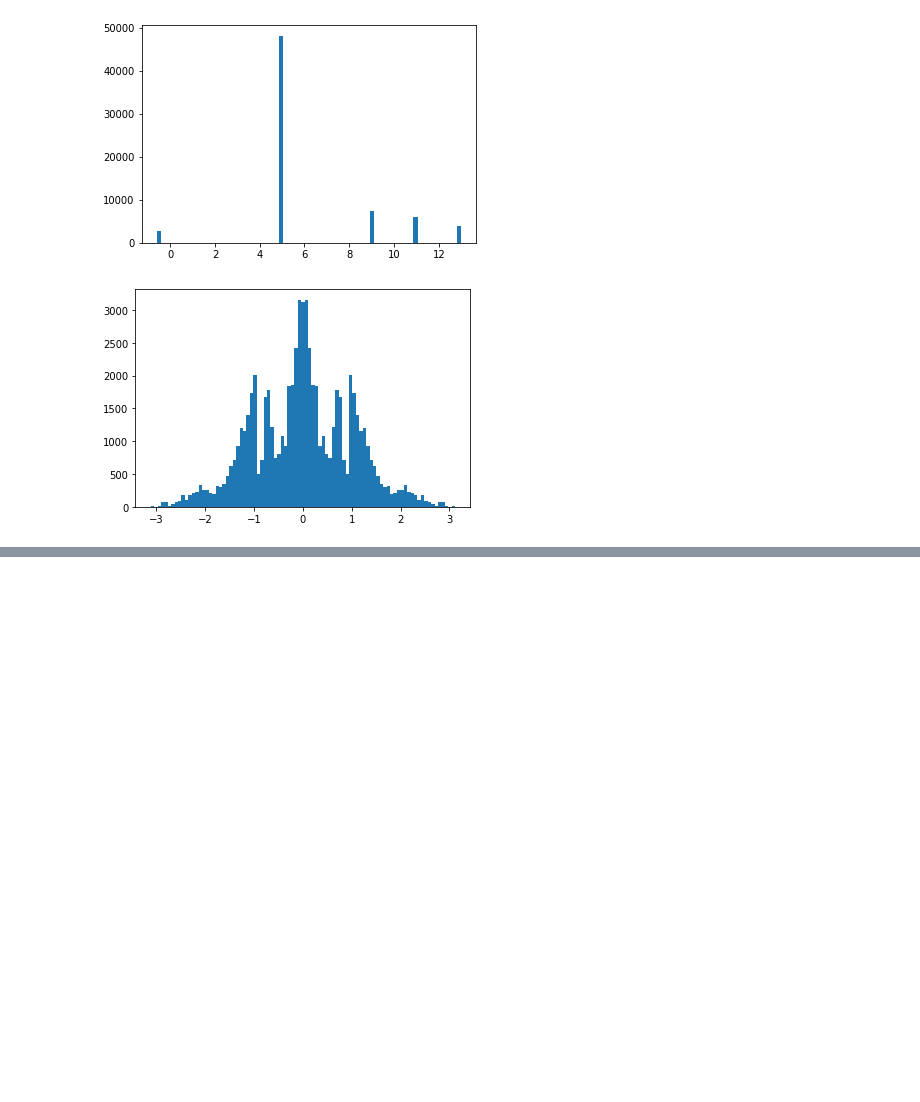
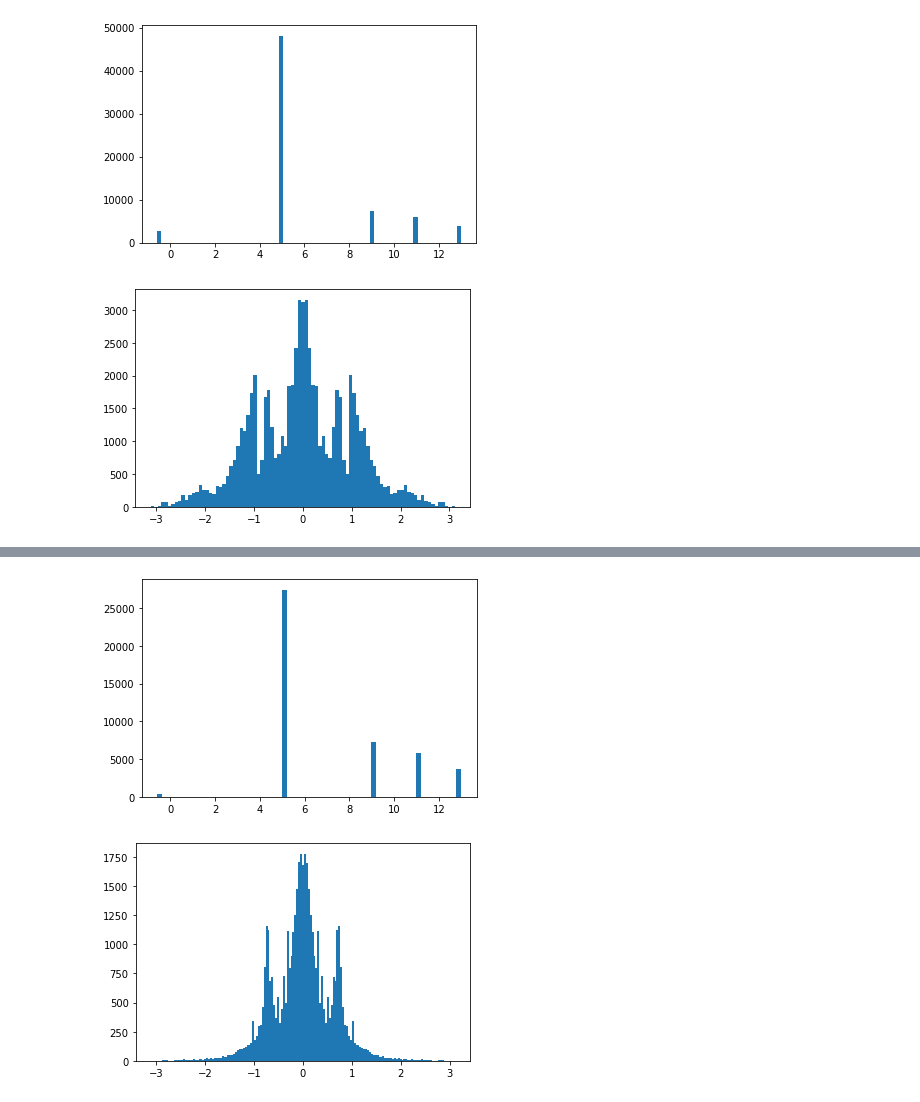
Before and after one commit to sergiopaniego/Behavior-Studio-experiments, a Jupyter notebook: dataset_analysis.ipynb, the cells around one changed output, grey strips where cells are left out. Saved outputs shown, nothing was run; the diff lists cells and outputs as text; code cells hidden in the pictures; blank space fills up the shorter version.

```diff
--- a/dataset_analysis.ipynb
+++ b/dataset_analysis.ipynb
@@ -72,7 +72,7 @@ def parse_json(data, array):
 def preprocess_data(array_ann, array_imgs):
     # Data augmentation
     # Take the image and just flip it and negate the measurement
-    print(len(array_ann))
+    # print(len(array_ann))
     flip_imgs = []
     array_flip = []
     for i in range(len(array_ann)):
@@ -80,11 +80,11 @@ def preprocess_data(array_ann, array_imgs):
         array_flip.append((array_ann[i][0], -array_ann[i][1]))
     new_array_ann = array_ann + array_flip
     new_array_imgs = array_imgs + flip_imgs
-    print(len(array_ann))
+    # print(len(array_ann))
     return new_array_ann, new_array_imgs
 
 def add_extreme_data(array_ann, array_imgs):
-    print(len(array_ann))
+    # print(len(array_ann))
     # Adds extreme data (repeated images with intense curve)
     for i in range(0, len(array_ann)):
         if abs(array_ann[i][1]) >= 1:
@@ -97,10 +97,10 @@ def add_extreme_data(array_ann, array_imgs):
                 array_imgs.append(array_imgs[i])
         if float(array_ann[i][0]) <= 2:
             # print(array_ann[i][0])
-            print(i)
+            # print(i)
             array_ann.append(array_ann[i])
             array_imgs.append(array_imgs[i])
-    print(len(array_ann))
+    # print(len(array_ann))
     return array_ann, array_imgs
 
 
@@ -131,7 +131,7 @@ else:
 # Adapt the data
 array_annotations, array_imgs = preprocess_data(array_annotations, array_imgs)
 # x = x[:]
-array_annotations, array_imgs = add_extreme_data(array_annotations, array_imgs)
+# array_annotations, array_imgs = add_extreme_data(array_annotations, array_imgs)
 
 '''
 # START NORMALIZE DATA
@@ -474,0 +628,16 @@ plt.show()
+# %%
+import matplotlib.pyplot as plt
+
+ann_x = []
+ann_y = []
+for ann in new_array_annotations:
+  ann_x.append(ann[0])
+  ann_y.append(ann[1])
+
+n, bins, patches = plt.hist(x=ann_x, bins='auto')
+plt.show()
+n, bins, patches = plt.hist(x=ann_y, bins='auto')
+plt.show()
+# %% [output]
+[figure, added]
+[figure, added]
```
Also changed, not shown: parts of 2 cells of this notebook.
